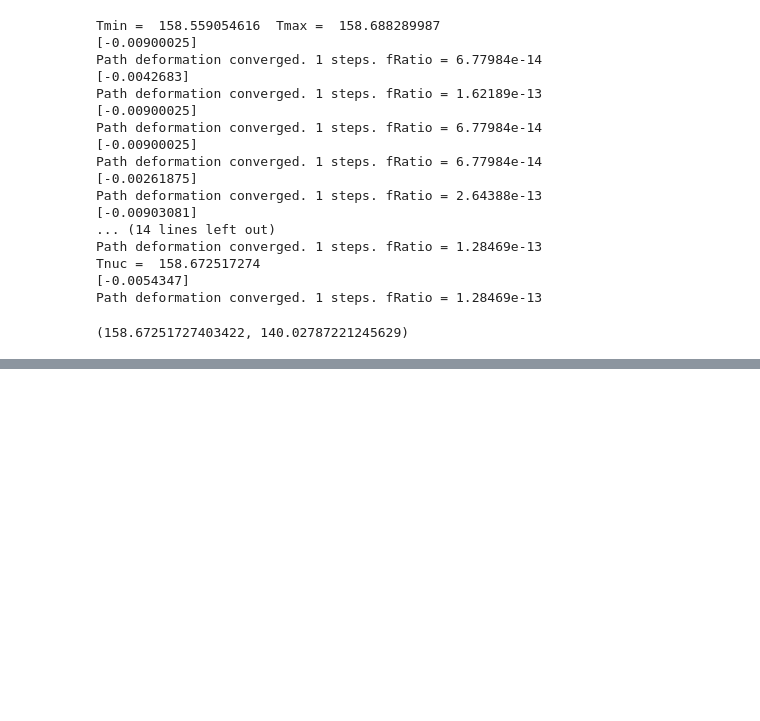
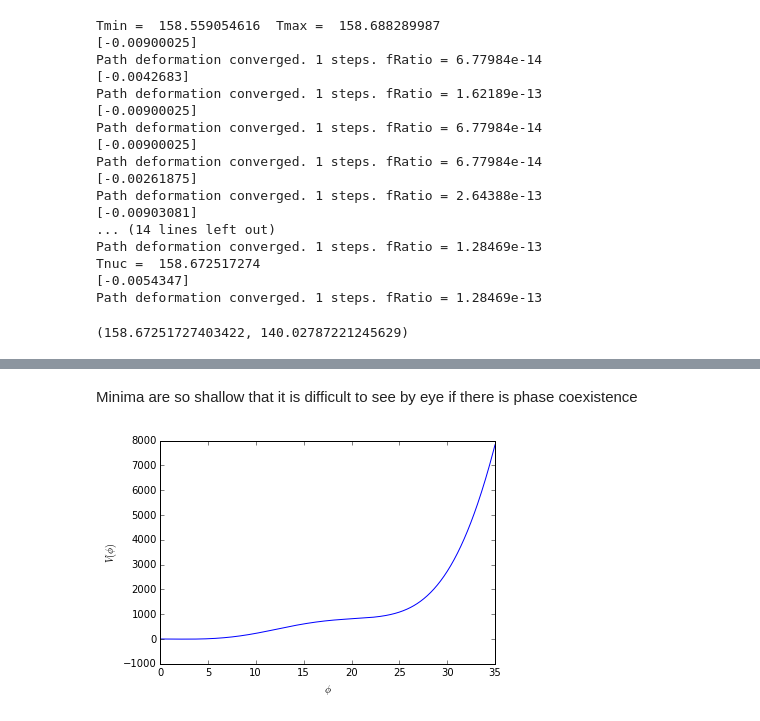
Before and after one commit to nblinov/ct_sm, a Jupyter notebook: sm_example.ipynb, the cells around one changed output, grey strips where cells are left out. Drawn from its saved outputs; the diff is of its cells as text; code cells hidden in the pictures; blank space fills up the shorter version.

```diff
--- a/sm_example.ipynb
+++ b/sm_example.ipynb
@@ -222,0 +313,6 @@ Path deformation converged. 1 steps. fRatio = 1.28469e-13
+# %% [markdown]
+Minima are so shallow that it is difficult to see by eye if there is phase coexistence
+# %%
+model.plot1d(0,35,T=Tc)
+# %% [output]
+[figure, added]
```
Also changed, not shown: parts of 24 cells of this notebook, 1 other file.
